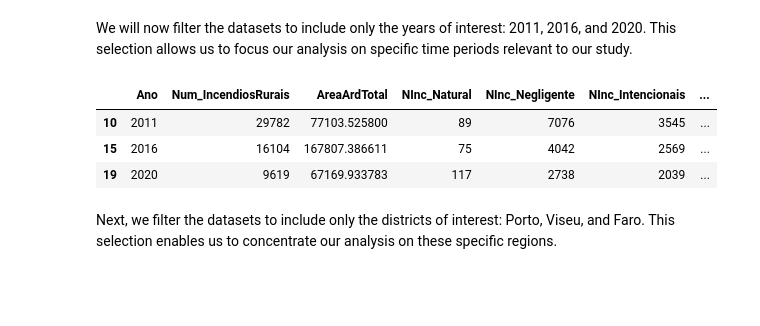
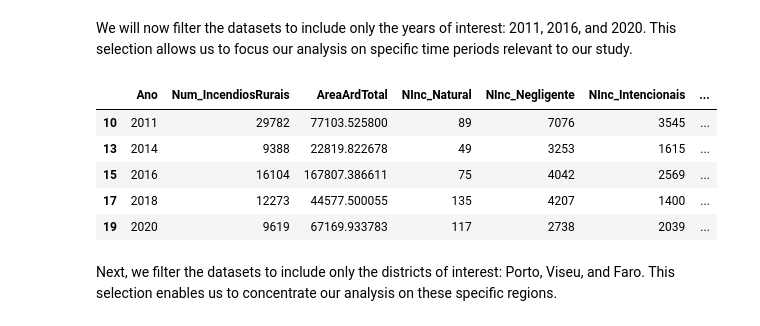
Before and after one commit to brunomfernandes45/fced_stats_project, a Jupyter notebook: phase1_preparation.ipynb, the cells around one changed output. Saved outputs shown, nothing was run; the diff lists cells and outputs as text; code cells hidden in the pictures; blank space fills up the shorter version.

```diff
--- a/phase1_preparation.ipynb
+++ b/phase1_preparation.ipynb
@@ -226,17 +230,19 @@ datasets['Estatisticas_Concelho']
 # %% [markdown]
 We will now filter the datasets to include only the years of interest: 2011, 2016, and 2020. This selection allows us to focus our analysis on specific time periods relevant to our study.
 # %%
-# filter all the datasets to have only the years 2011, 2016 and 2020
-years = [2011, 2016, 2020]
+# filter all the datasets to have only the years 2011, 2014, 2016, 2018 and 2020
+years = [2011, 2014, 2016, 2018, 2020]
 
 for key in datasets:
     datasets[key] = datasets[key][datasets[key]['Ano'].isin(years)]
 
 datasets['Estatisticas_PortugalContinent']
 # %% [output]
 |  | Ano | Num_IncendiosRurais | AreaArdTotal | NInc_Natural | NInc_Negligente | NInc_Intencionais | ... |
 | 10 | 2011 | 29782 | 77103.525800 | 89 | 7076 | 3545 | ... |
+| 13 | 2014 | 9388 | 22819.822678 | 49 | 3253 | 1615 | ... |
 | 15 | 2016 | 16104 | 167807.386611 | 75 | 4042 | 2569 | ... |
+| 17 | 2018 | 12273 | 44577.500055 | 135 | 4207 | 1400 | ... |
 | 19 | 2020 | 9619 | 67169.933783 | 117 | 2738 | 2039 | ... |
 # %% [markdown]
 Next, we filter the datasets to include only the districts of interest: Porto, Viseu, and Faro. This selection enables us to concentrate our analysis on these specific regions.
```
Also changed, not shown: parts of 7 cells of this notebook, 2 other files.
